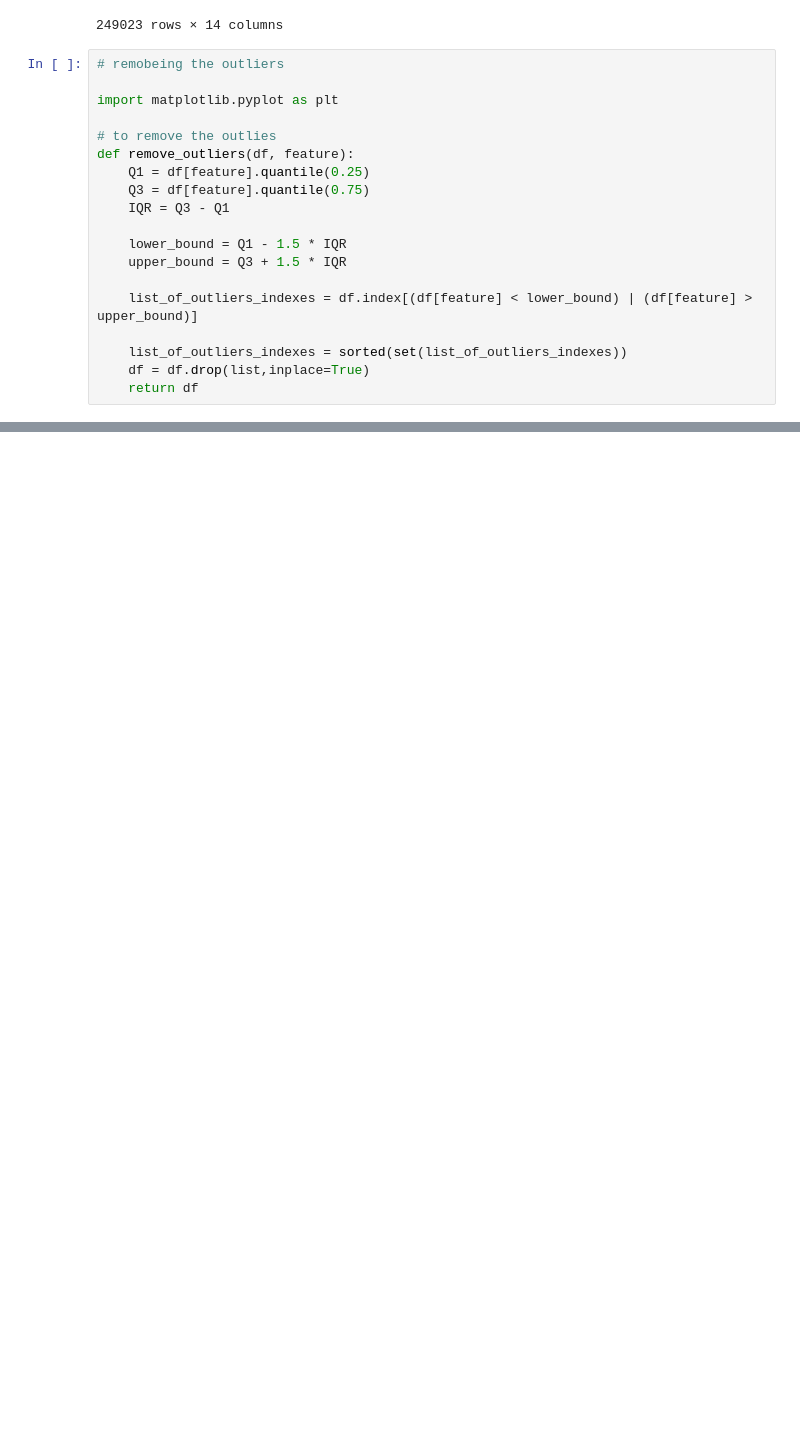
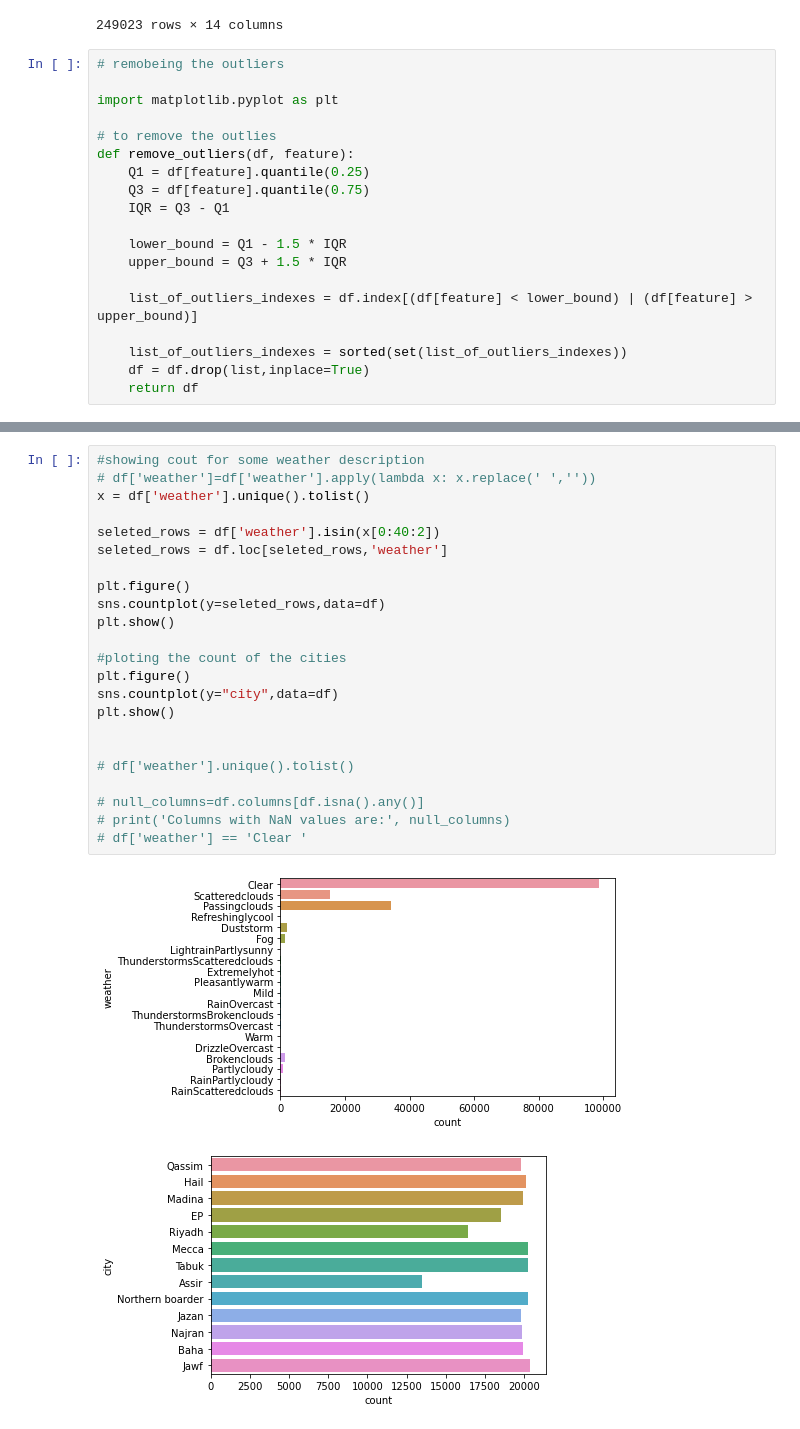
Before and after one commit to hassain-saeed28/ISE-291-Project-term-221, a Jupyter notebook: Project.ipynb, the cells around one changed output, grey strips where cells are left out. Drawn from its saved outputs; the diff is of its cells as text; blank space fills up the shorter version.

```diff
--- a/Project.ipynb
+++ b/Project.ipynb
@@ -152,0 +225,26 @@ def remove_outliers(df, feature):
+# %%
+#showing cout for some weather description
+# df['weather']=df['weather'].apply(lambda x: x.replace(' ',''))
+x = df['weather'].unique().tolist()
+
+seleted_rows = df['weather'].isin(x[0:40:2])
+seleted_rows = df.loc[seleted_rows,'weather']
+
+plt.figure()
+sns.countplot(y=seleted_rows,data=df)
+plt.show()
+
+#ploting the count of the cities
+plt.figure()
+sns.countplot(y="city",data=df)
+plt.show()
+
+
+# df['weather'].unique().tolist()
+
+# null_columns=df.columns[df.isna().any()]
+# print('Columns with NaN values are:', null_columns)
+# df['weather'] == 'Clear '
+# %% [output]
+[figure, added]
+[figure, added]
```
Also changed, not shown: parts of 4 cells of this notebook.
